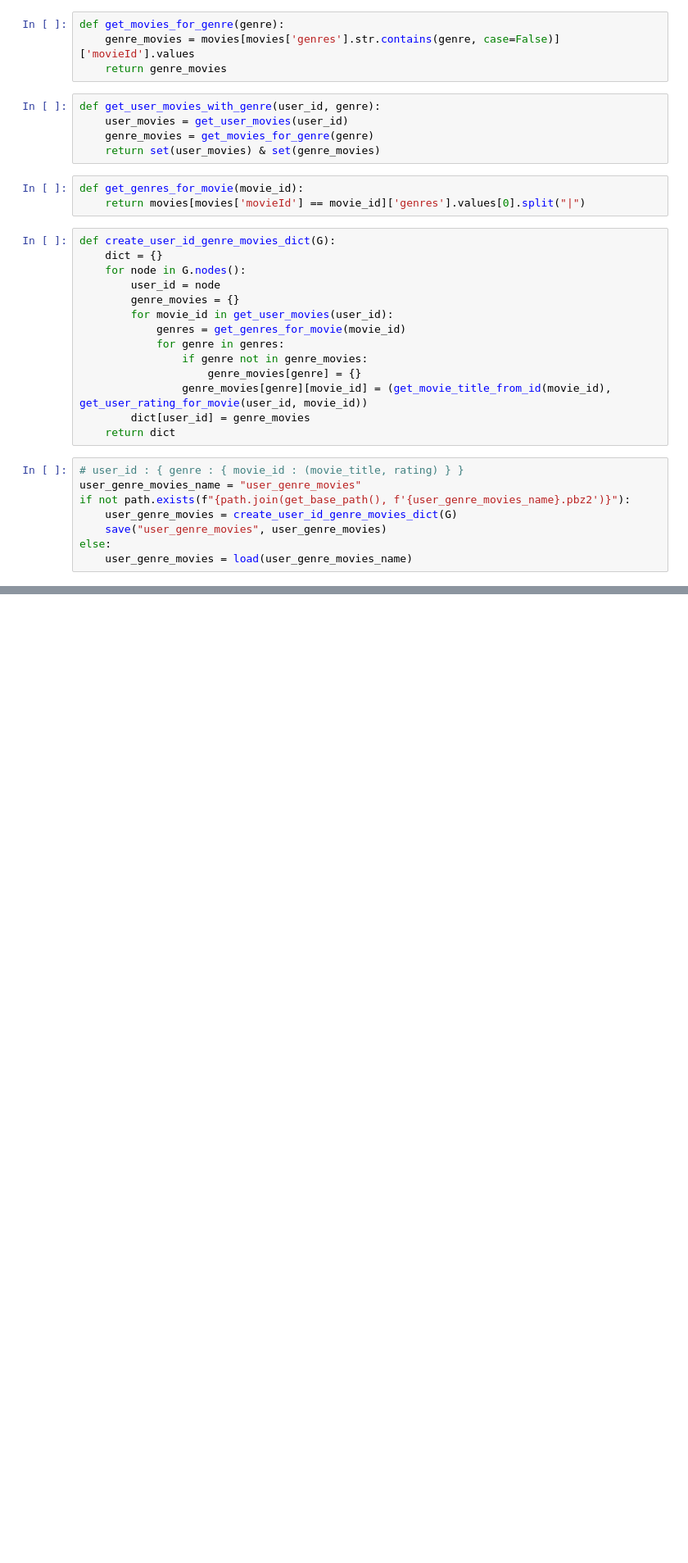
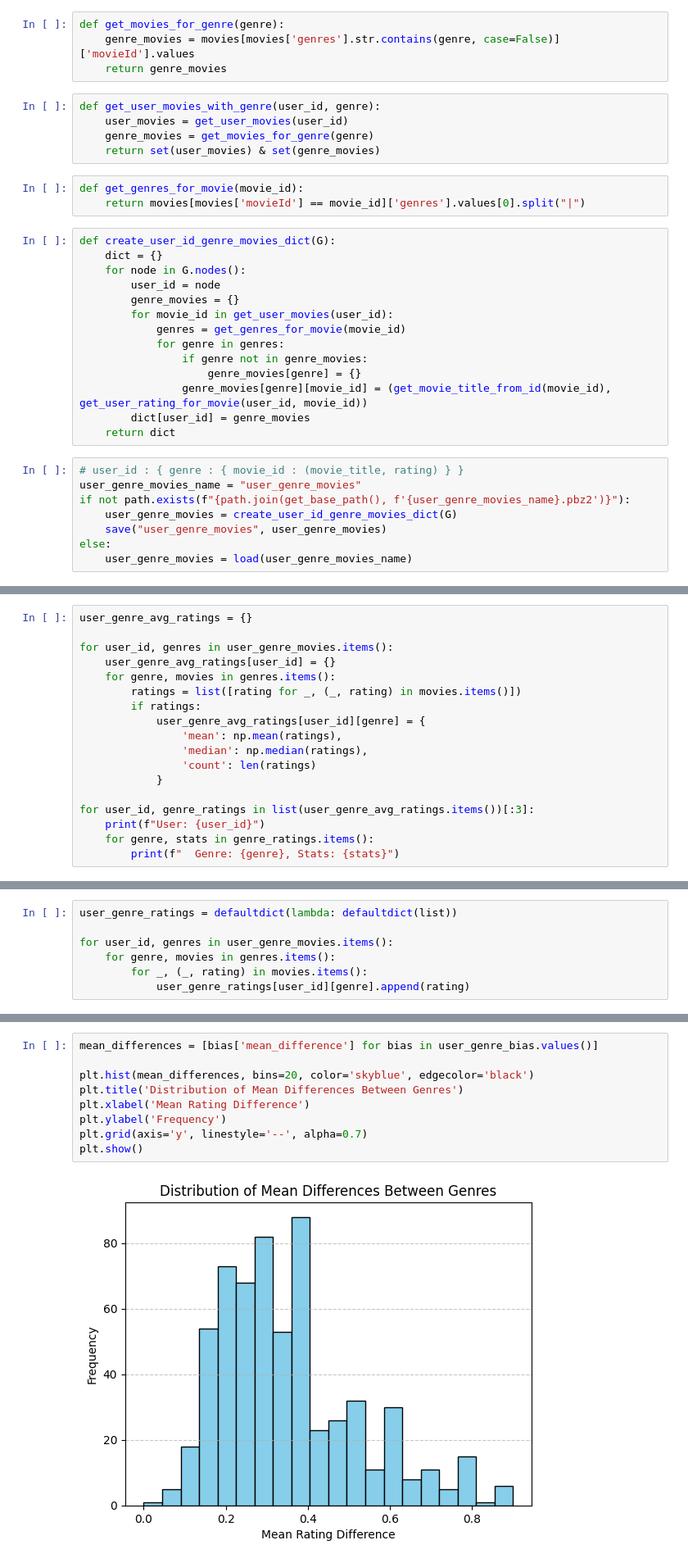
Before and after one commit to RasmusUK/02805-social-graphs-and-interactions-project, a Jupyter notebook: workspace/notebooks/ml.ipynb, the cells around one changed output, grey strips where cells are left out. Shown at 82% size. Cells and saved outputs as stored; diff of their text form; blank space fills up the shorter version.

```diff
--- a/workspace/notebooks/ml.ipynb
+++ b/workspace/notebooks/ml.ipynb
@@ -227,0 +286,18 @@ else:
+# %%
+user_genre_avg_ratings = {}
+
+for user_id, genres in user_genre_movies.items():
+    user_genre_avg_ratings[user_id] = {}
+    for genre, movies in genres.items():
+        ratings = list([rating for _, (_, rating) in movies.items()])
+        if ratings:
+            user_genre_avg_ratings[user_id][genre] = {
+                'mean': np.mean(ratings),
+                'median': np.median(ratings),
+                'count': len(ratings)
+            }
+
+for user_id, genre_ratings in list(user_genre_avg_ratings.items())[:3]:
+    print(f"User: {user_id}")
+    for genre, stats in genre_ratings.items():
+        print(f"  Genre: {genre}, Stats: {stats}")
@@ -227,0 +322,7 @@ else:
+# %%
+user_genre_ratings = defaultdict(lambda: defaultdict(list))
+
+for user_id, genres in user_genre_movies.items():
+    for genre, movies in genres.items():
+        for _, (_, rating) in movies.items():
+            user_genre_ratings[user_id][genre].append(rating)
@@ -227,0 +407,11 @@ else:
+# %%
+mean_differences = [bias['mean_difference'] for bias in user_genre_bias.values()]
+
+plt.hist(mean_differences, bins=20, color='skyblue', edgecolor='black')
+plt.title('Distribution of Mean Differences Between Genres')
+plt.xlabel('Mean Rating Difference')
+plt.ylabel('Frequency')
+plt.grid(axis='y', linestyle='--', alpha=0.7)
+plt.show()
+# %% [output]
+[figure, added]
```
Also changed, not shown: parts of 15 cells of this notebook.
